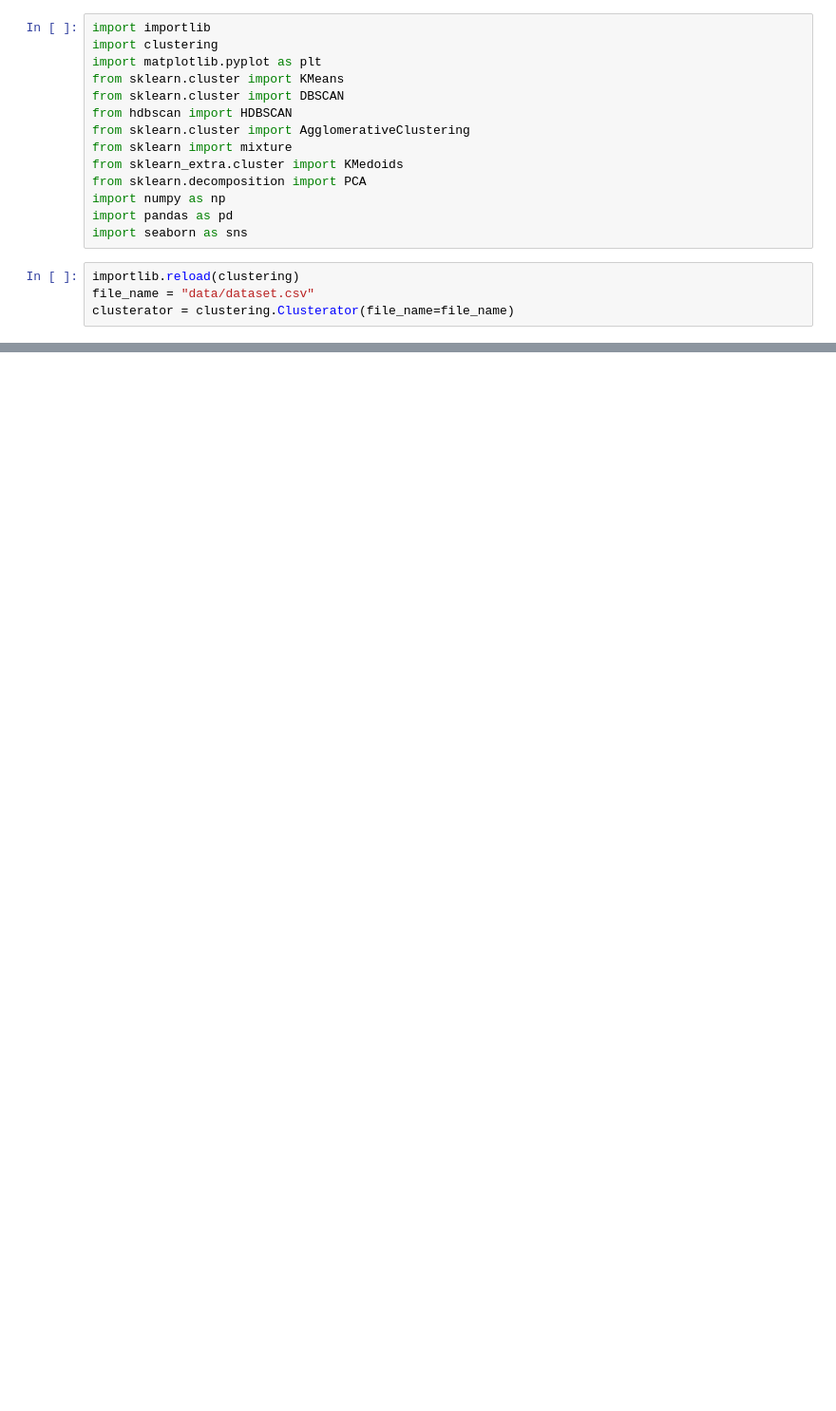
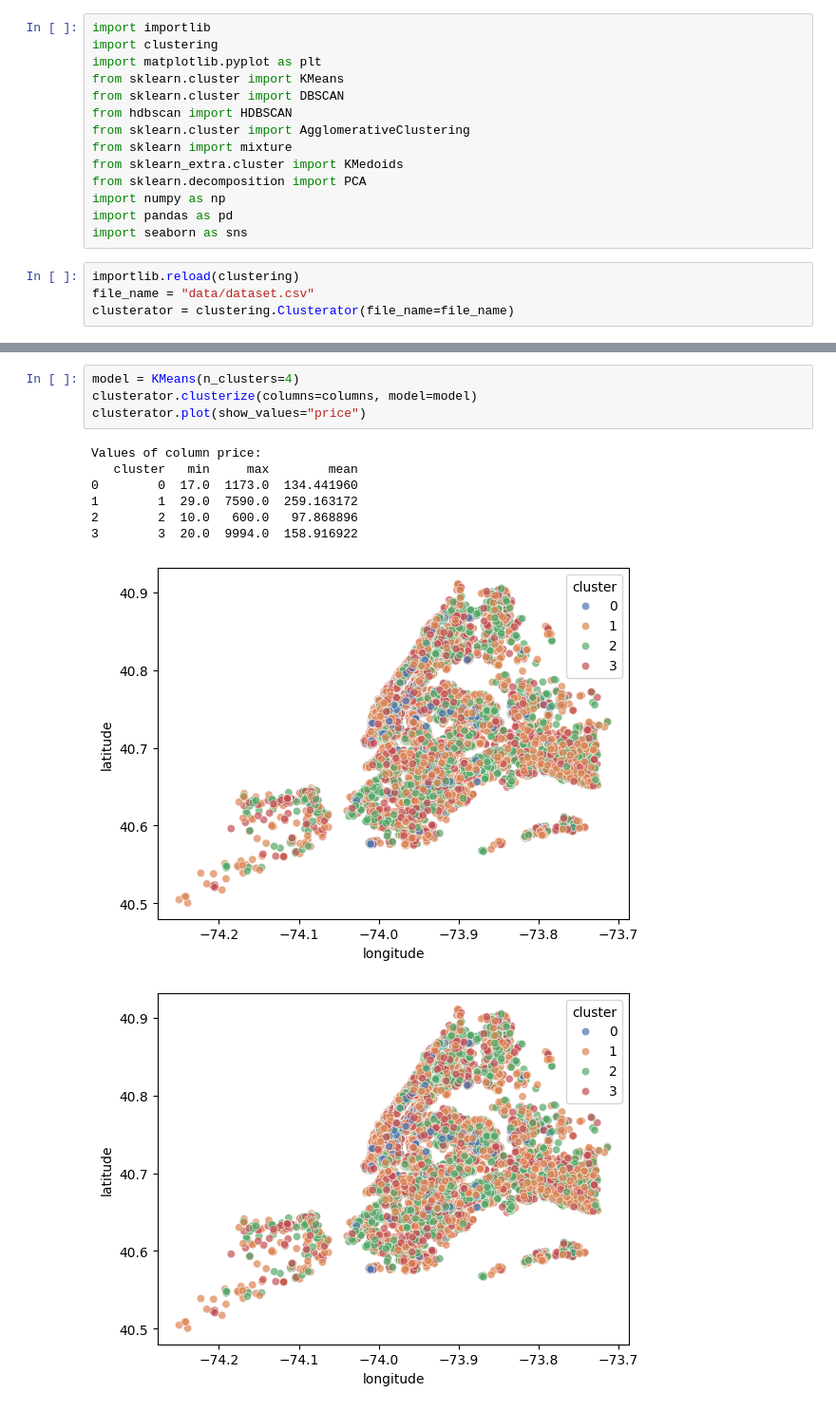
Before and after one commit to Pacholki/ML-2projekcik, a Jupyter notebook: km3/km3.ipynb, the cells around one changed output, grey strips where cells are left out. Shown at 95% size. Cells and saved outputs as stored; diff of their text form; blank space fills up the shorter version.

```diff
--- a/km3/km3.ipynb
+++ b/km3/km3.ipynb
@@ -45,0 +57,13 @@ clusterator.plot_metric_scores(n_components=5, columns=columns)
+# %%
+model = KMeans(n_clusters=4)
+clusterator.clusterize(columns=columns, model=model)
+clusterator.plot(show_values="price")
+# %% [output]
+Values of column price:
+   cluster   min     max        mean
+0        0  17.0  1173.0  134.441960
+1        1  29.0  7590.0  259.163172
+2        2  10.0   600.0   97.868896
+3        3  20.0  9994.0  158.916922
+[figure, added]
+[figure, added]
```
Also changed, not shown: parts of 13 cells of this notebook, 1 other file.
